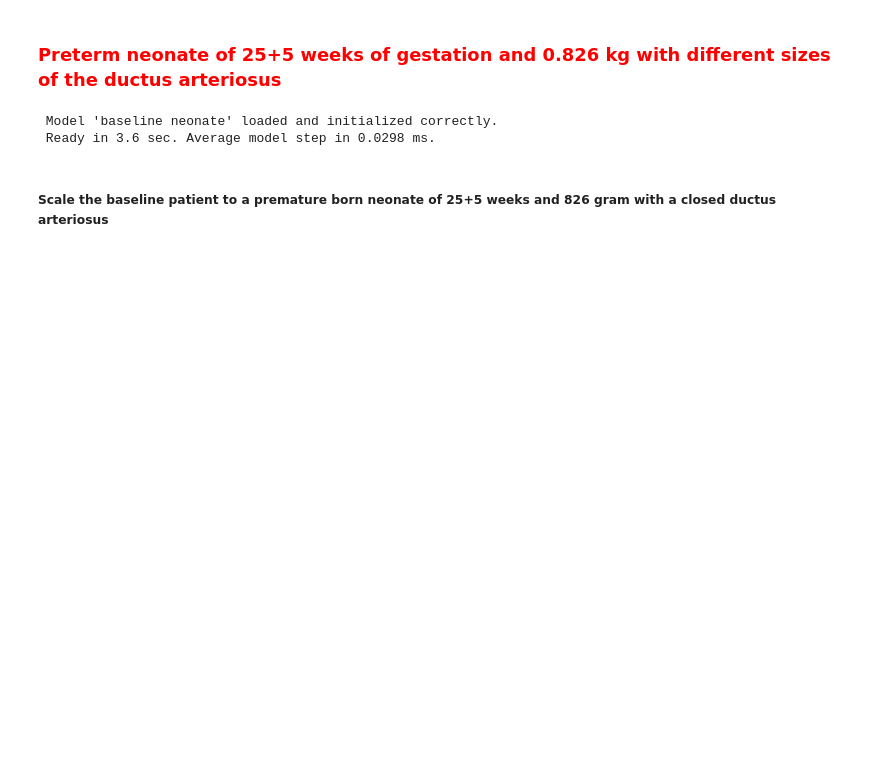
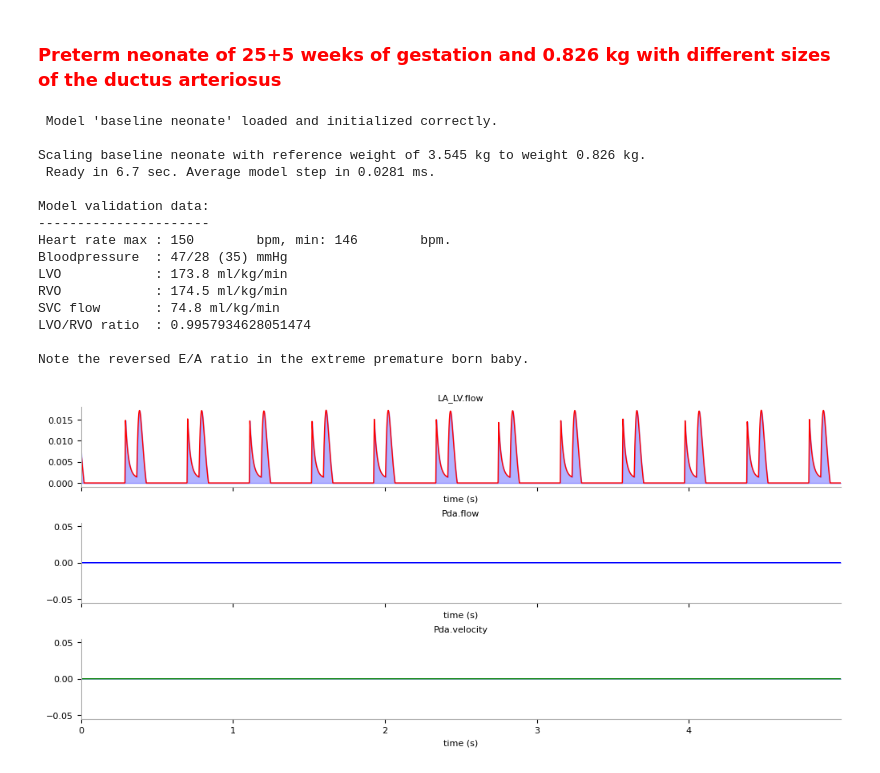
Before and after one commit to Dobutamine/explain-python, a Jupyter notebook: patients/PDA.ipynb, the cells around one changed output. Cells and saved outputs as stored; diff of their text form; code cells hidden in the pictures; blank space fills up the shorter version.

Commit message:
much improved model

```diff
--- a/patients/PDA.ipynb
+++ b/patients/PDA.ipynb
@@ -12,34 +12,85 @@ from explain_core.ModelEngine import ModelEngine
 
 # instantiate a model engine instance with the 'baseline_neonate' model definition
 model = ModelEngine("definitions/baseline_neonate.json")
 
 # report the gas pressures in kPa
 model.set_pressure_unit("kpa")
 
 # get a reference to all the submodels
 models = model.models
 
 # instantiate a custom interface object especially designed to interact with the neonatal model engine instance
 from interfaces.NeoInterface import NeoInterface
 
 neo = NeoInterface(model)
 
 # enable or disable the physiological submodels which can be enabled or disabled.
 neo.ans(True)
 neo.breathing(True)
 neo.metabolism(True)
 neo.mob(False)
 
 # enable or disable the extra-corporeal models
 neo.placenta(False)
 neo.ventilator(False)
 neo.ecls(False)
 neo.resuscitation(False)
 
 # stabilize the model by calculating 60 seconds
-neo.calculate(60)
+# neo.calculate(60)
+
+# scale the model
+print("")
+neo.scale_patient_by_gestational_age("25wks_no_pda", output=False)
+
+# stabilize the model by calculating 60 seconds
+neo.calculate(120)
+
+# get the vaildation data from the model
+result = neo.validate_pda()
+
+# print the validation data
+print("")
+print("Model validation data:")
+print("----------------------")
+print(
+    f"Heart rate max : {result['Heart.heart_rate.max']:<10.0f} bpm, min: {result['Heart.heart_rate.min']:<10.0f} bpm."
+)
+print(
+    f"Bloodpressure  : {result['AA.pres.max']:<0.0f}/{result['AA.pres.min']:<0.0f} ({result['AA.pres.mean']:<0.0f}) mmHg"
+)
+print(f"LVO            : {result['LV_AA.flow.net']:<0.1f} ml/kg/min")
+print(f"RVO            : {result['RV_PA.flow.net']:<0.1f} ml/kg/min")
+print(f"SVC flow       : {result['SVC_RA.flow.net']:<0.1f} ml/kg/min")
+print(f"LVO/RVO ratio  : {result['LV_AA.flow.net']/result['RV_PA.flow.net']}")
+print("")
+print("Note the reversed E/A ratio in the extreme premature born baby.")
+
+# plot the flow across the mitral valve and pda flow velocity
+neo.plot_time_graph(
+    ["LA_LV.flow", "Pda.flow", "Pda.velocity"],
+    combined=False,
+    sharey=False,
+    time_to_calculate=5.0,
+    analyze=False,
+    sampleinterval=0.0005,
+    fig_size_x=10,
+    fig_size_y=2,
+)
 # %% [output]
  Model 'baseline neonate' loaded and initialized correctly.
- Ready in 3.6 sec. Average model step in 0.0298 ms.
+
+Scaling baseline neonate with reference weight of 3.545 kg to weight 0.826 kg.
+ Ready in 6.7 sec. Average model step in 0.0281 ms.
+
+Model validation data:
+----------------------
+Heart rate max : 150        bpm, min: 146        bpm.
+Bloodpressure  : 47/28 (35) mmHg
+LVO            : 173.8 ml/kg/min
+RVO            : 174.5 ml/kg/min
+SVC flow       : 74.8 ml/kg/min
+LVO/RVO ratio  : 0.9957934628051474
+
+Note the reversed E/A ratio in the extreme premature born baby.
+[figure, added]
-# %% [markdown]
-<h5>Scale the baseline patient to a premature born neonate of 25+5 weeks and 826 gram with a closed ductus arteriosus</h5>
```
Also changed, not shown: parts of 3 cells of this notebook, 4 other files.
